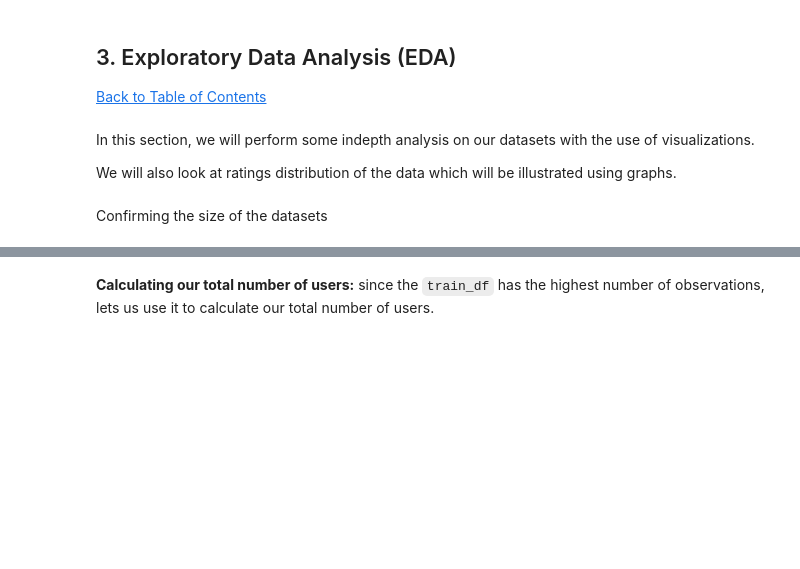
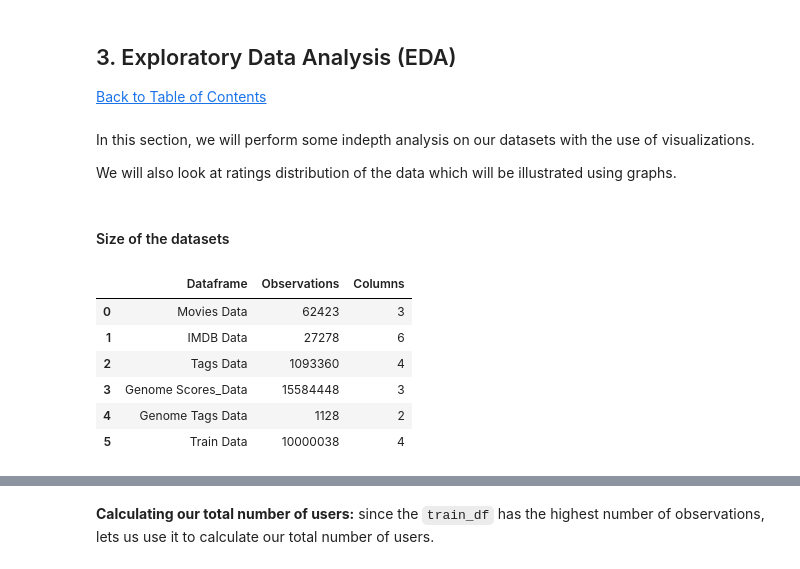
Before and after one commit to YinkaOlusola/movie_recommendation_project, a Jupyter notebook: project_notebook.ipynb, the cells around one changed output, grey strips where cells are left out. Cells and saved outputs as stored; diff of their text form; code cells hidden in the pictures; blank space fills up the shorter version.

```diff
--- a/project_notebook.ipynb
+++ b/project_notebook.ipynb
@@ -141,4 +224 @@ memory usage: 1.4+ MB
 movies_df contains 62423 rows and 3 columns
-# %%
-train_df = pd.read_csv("resources/data/ratings.csv")
-train_df.head()
@@ -177,22 +237,32 @@ In this section, we will perform some indepth analysis on our datasets with the
 
 We will also look at ratings distribution of the data which will be illustrated using graphs.
 # %% [markdown]
-Confirming the size of the datasets
+#### Size of the datasets
 # %%
 # Check the shape/sizes of the data sets
 """"
 Creating a DataFrame which tells the shape of each of our datasets
 """
 
 # List Names of Data sets
-Df_names = ['Movies Data', 'IMDB Data', 'Tags Data', 'Genome_Scores Data', 'Genome_Tags Data', 'Train Data', ]
+Df_names = ['Movies Data', 'IMDB Data', 'Tags Data', 'Genome Scores_Data', 'Genome Tags Data', 'Train Data', ]
+
 # Generate a list of each data size
-observations = [movies_df.shape[0], imdb_df.shape[0], tags_df.shape[0],
-                genomescores_df.shape[0], genometags_df.shape[0], train_df.shape[0]]
-columns = [movies_df.shape[1], imdb_df.shape[1], tags_df.shape[1],
-           genomescores_df.shape[1], genometags_df.shape[1], train_df.shape[1]]
+observations = [movies_df.shape[0], imdb_data_df.shape[0], tags_df.shape[0],
+                genome_scores_df.shape[0], genome_tags_df.shape[0], train_df.shape[0]]
+
+columns = [movies_df.shape[1], imdb_data_df.shape[1], tags_df.shape[1],
+           genome_scores_df.shape[1], genome_tags_df.shape[1], train_df.shape[1]]
 
 # Place & view result in Pandas DataFrame
 size_df = pd.DataFrame(list(zip(Df_names, observations, columns)), columns=['Dataframe', 'Observations', 'Columns'])
 size_df
+# %% [output]
+|  | Dataframe | Observations | Columns |
+| 0 | Movies Data | 62423 | 3 |
+| 1 | IMDB Data | 27278 | 6 |
+| 2 | Tags Data | 1093360 | 4 |
+| 3 | Genome Scores_Data | 15584448 | 3 |
+| 4 | Genome Tags Data | 1128 | 2 |
+| 5 | Train Data | 10000038 | 4 |
 # %% [markdown]
```
Also changed, not shown: parts of 32 cells of this notebook, 2 other files.
